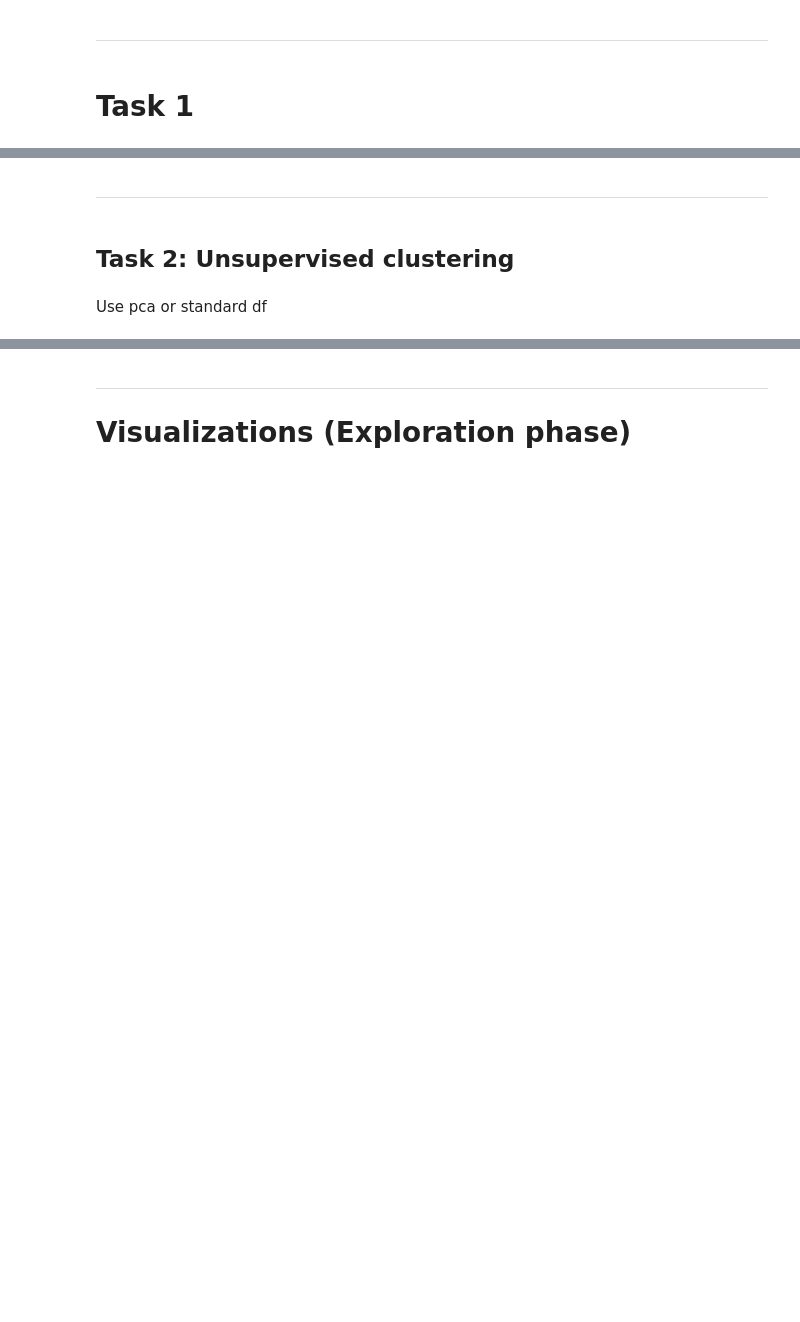
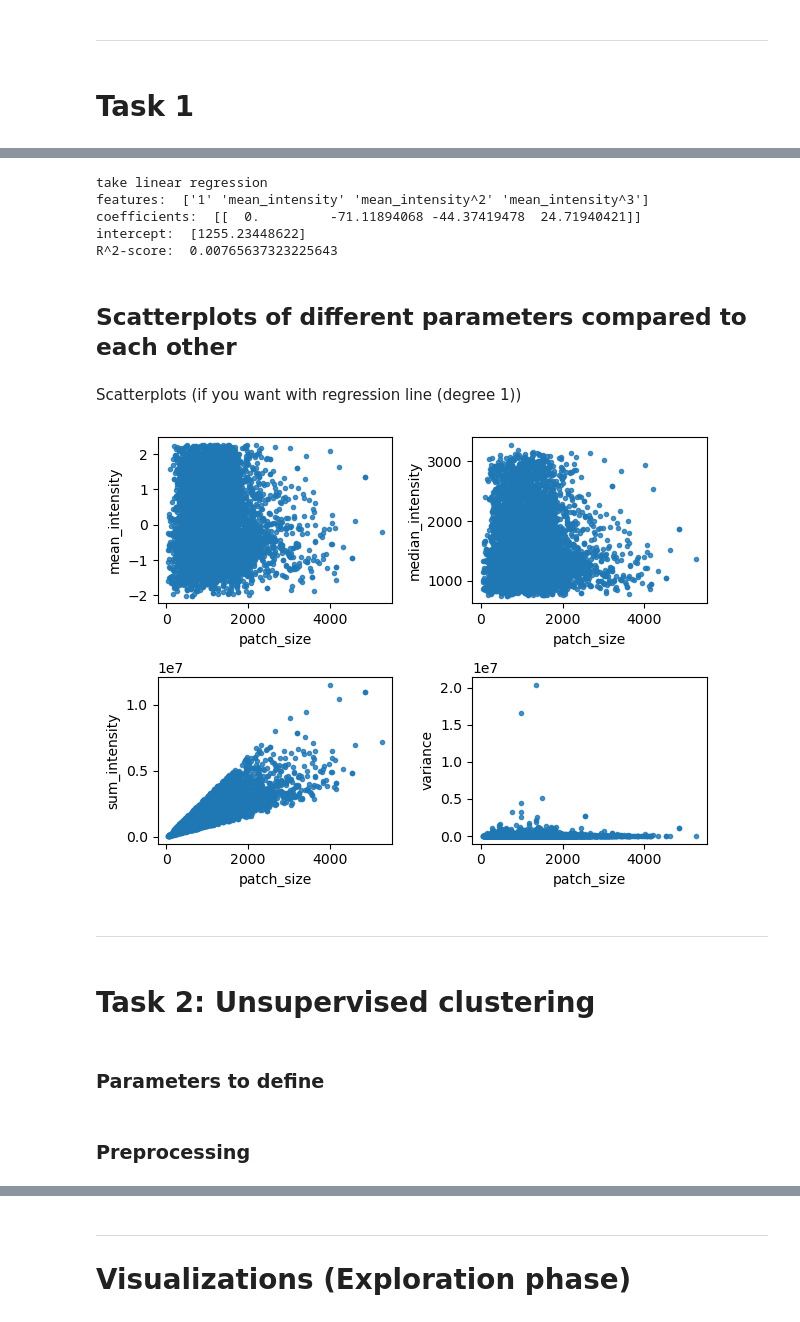
Before and after one commit to CS-433/ml-project-2-transcripted_cherry, a Jupyter notebook: Jupyter notebooks/classification.ipynb, the cells around one changed output, grey strips where cells are left out. Cells and saved outputs as stored; diff of their text form; code cells hidden in the pictures; blank space fills up the shorter version.

```diff
--- a/Jupyter notebooks/classification.ipynb
+++ b/Jupyter notebooks/classification.ipynb
@@ -551 +599,7 @@ ypet_intensity_processed = without_outliers.copy()
+# %%
+#take logs of certain columns that are skewed
+if take_log == True:
+    TF_grouped = ypet_intensity_processed.groupby('TF_name')
+    log_rows = TF_grouped[columns_log].transform(lambda x: np.log(x))
+    ypet_intensity_processed[columns_log] = log_rows
 # %% [markdown]
@@ -553,8 +607,8 @@ ypet_intensity_processed = without_outliers.copy()
 # %%
-# Normalize
-rows_to_be_normalized = list(ypet_intensity_processed)[7:]
-TF_grouped = ypet_intensity_processed.groupby('TF_name')
-Normalized_rows = TF_grouped[rows_to_be_normalized].transform(lambda x: (x - x.mean()) / x.std()) #removed rows_to_be to have all col normalized
+# Normalization
+if normalization == True:
+    TF_grouped = ypet_intensity_processed.groupby('TF_name')
+    Normalized_columns = TF_grouped[columns_to_be_normalized].transform(lambda x: (x - x.mean()) / x.std()) #removed rows_to_be to have all col normalized
 
-# Replace normalized
-ypet_intensity_processed[rows_to_be_normalized] = Normalized_rows                                #Same
+    # Replace normalized
+    ypet_intensity_processed[columns_to_be_normalized] = Normalized_columns
@@ -588,4 +622,0 @@ from sklearn.decomposition import PCA
-# %%
-colnames = list(ypet_intensity_processed)
-colnames[0] = 'patch'
-ypet_intensity_processed.columns = colnames
@@ -763,17 +781,46 @@ plt.show()
 # %%
 if mse_test_ridge >= mse_test_lm:
+    feature_names = poly_lm_test.get_feature_names_out(input_features=x_features)
     print('take linear regression')
+    print('features: ',feature_names)
     print('coefficients: ',model_lm.coef_)
     print('intercept: ',model_lm.intercept_)
+    print('R^2-score: ', r2_score(df_train_y,y_train_pred_lm))
+
 
 else:
+    feature_names = poly_ridge_test.get_feature_names_out(input_features=x_features)
     print('take ridge regression')
+    print('features: ',feature_names)
     print('coefficients: ',model_ridge.coef_)
     print('intercept: ',model_ridge.intercept_)
     print('alpha: ',model_ridge.alpha_)
+    print('R^2-score: ', r2_score(df_train_y,y_train_pred_ridge))
+# %% [output]
+take linear regression
+features:  ['1' 'mean_intensity' 'mean_intensity^2' 'mean_intensity^3']
+coefficients:  [[  0.         -71.11894068 -44.37419478  24.71940421]]
+intercept:  [1255.23448622]
+R^2-score:  0.00765637323225643
+# %% [markdown]
+## Scatterplots of different parameters compared to each other
+# %% [markdown]
+Scatterplots (if you want with regression line (degree 1))
+# %%
+plt.figure()
+plt.subplot(221)
+sns.regplot(x="patch_size", y="mean_intensity", data=ypet_intensity_processed,marker = '.', fit_reg=False)
+plt.subplot(222)
+sns.regplot(x="patch_size", y="median_intensity", data=ypet_intensity_processed,marker = '.', fit_reg=False)
+plt.subplot(223)
+sns.regplot(x="patch_size", y="sum_intensity", data=ypet_intensity_processed,marker = '.', fit_reg=False)
+plt.subplot(224)
+sns.regplot(x="patch_size", y="variance", data=ypet_intensity_processed,marker = '.', fit_reg=False)
+plt.tight_layout()
+plt.show()
+# %% [output]
+[figure, added]
 # %% [markdown]
 ***
 # %% [markdown]
-## Task 2: Unsupervised clustering
+# Task 2: Unsupervised clustering
-# %% [markdown]
-Use pca or standard df
@@ -789,0 +832,2 @@ from sklearn.cluster import KMeans
+# %% [markdown]
+### Parameters to define
@@ -789,0 +840,2 @@ from sklearn.cluster import KMeans
+# %% [markdown]
+### Preprocessing
```
Also changed, not shown: parts of 57 cells of this notebook.
